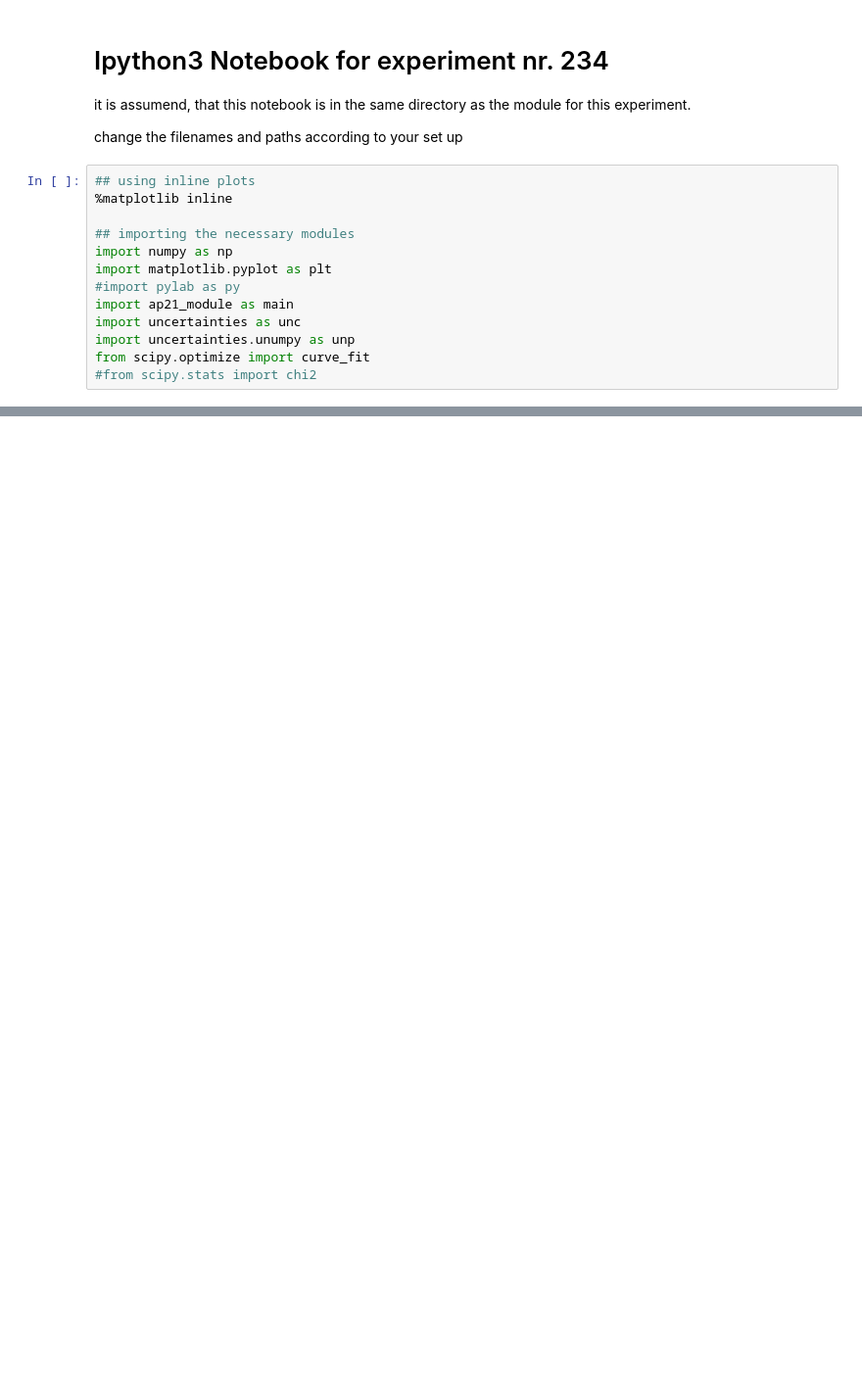
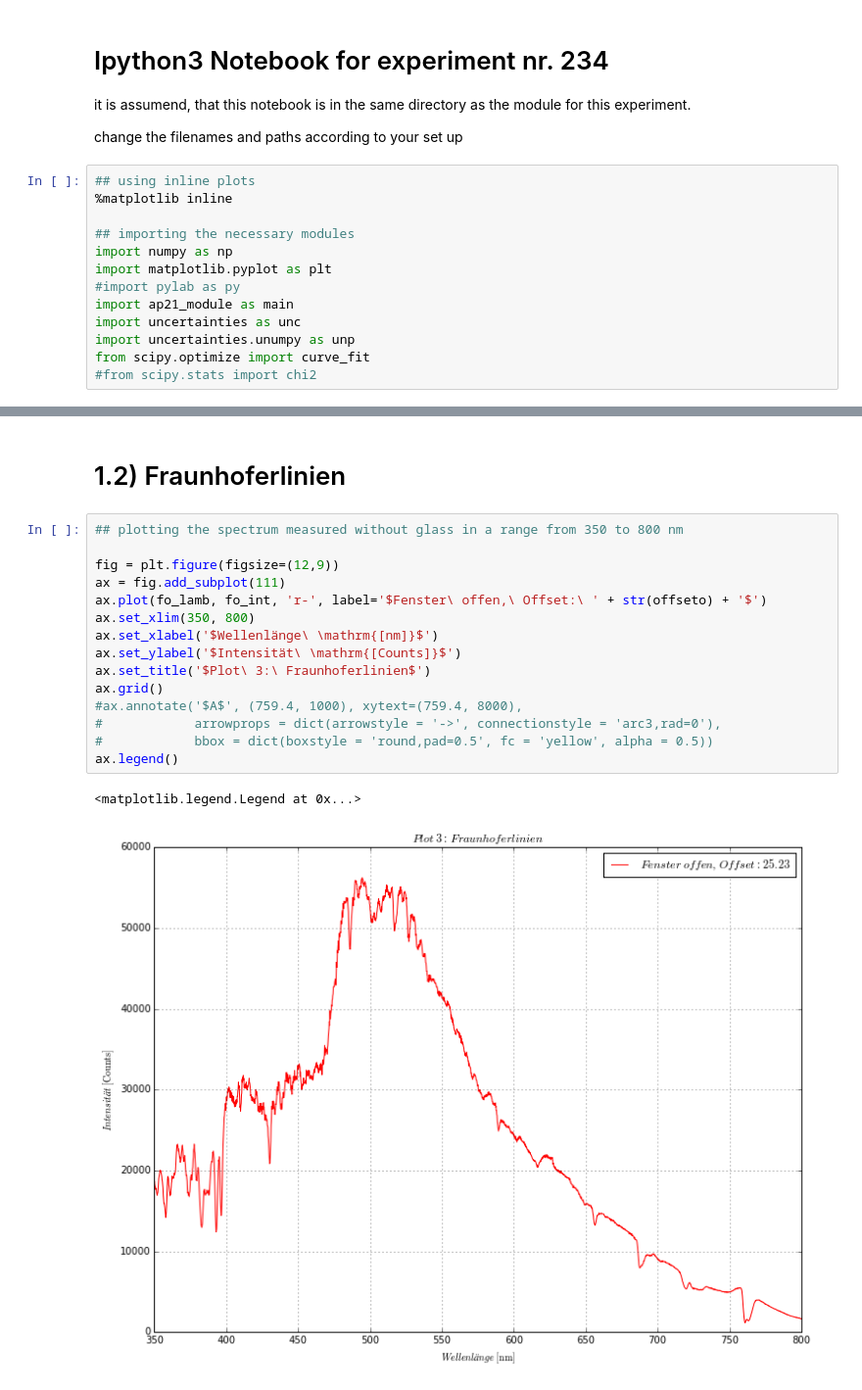
Before and after one commit to krauthex/AP2.1, a Jupyter notebook: v234/v234.ipynb, the cells around one changed output, grey strips where cells are left out. Shown at 98% size. Cells and saved outputs as stored; diff of their text form; blank space fills up the shorter version.

```diff
--- a/v234/v234.ipynb
+++ b/v234/v234.ipynb
@@ -51,0 +70,21 @@ ax.legend(loc=0)
+# %% [markdown]
+1.2) Fraunhoferlinien
+===
+# %%
+## plotting the spectrum measured without glass in a range from 350 to 800 nm
+
+fig = plt.figure(figsize=(12,9))
+ax = fig.add_subplot(111)
+ax.plot(fo_lamb, fo_int, 'r-', label='$Fenster\ offen,\ Offset:\ ' + str(offseto) + '$')
+ax.set_xlim(350, 800)
+ax.set_xlabel('$Wellenlänge\ \mathrm{[nm]}$')
+ax.set_ylabel('$Intensität\ \mathrm{[Counts]}$')
+ax.set_title('$Plot\ 3:\ Fraunhoferlinien$')
+ax.grid()
+#ax.annotate('$A$', (759.4, 1000), xytext=(759.4, 8000),
+#            arrowprops = dict(arrowstyle = '->', connectionstyle = 'arc3,rad=0'),
+#            bbox = dict(boxstyle = 'round,pad=0.5', fc = 'yellow', alpha = 0.5))
+ax.legend()
+# %% [output]
+<matplotlib.legend.Legend at 0x...>
+[figure, added]
```
Also changed, not shown: parts of 11 cells of this notebook.
